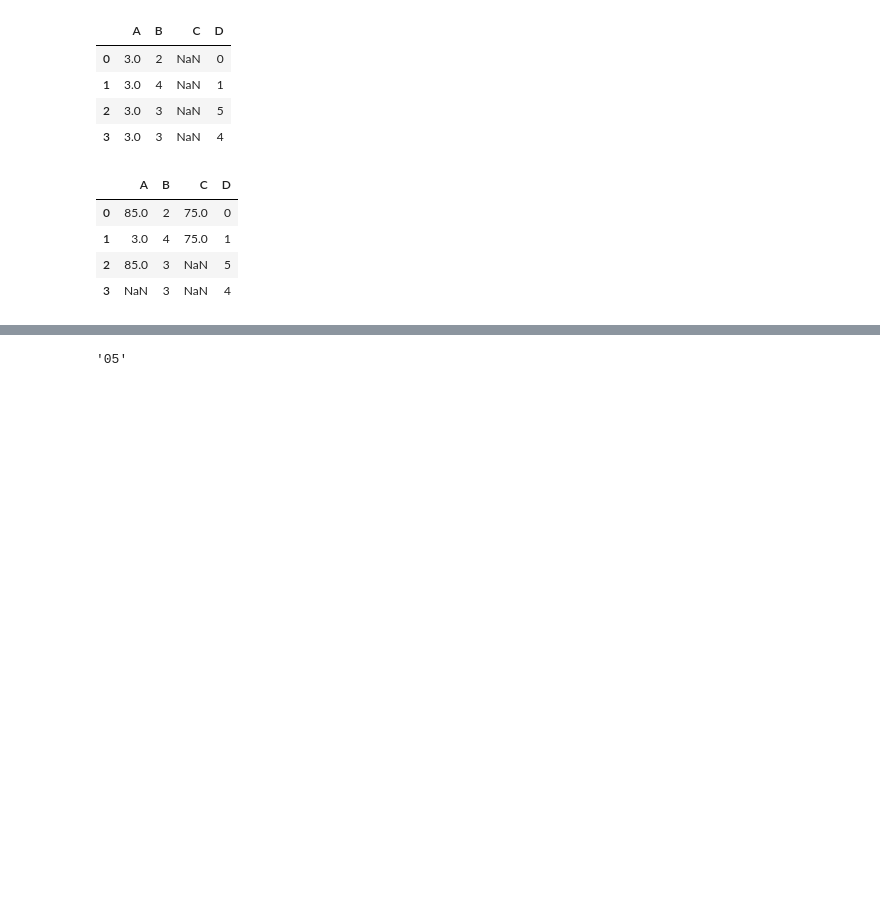
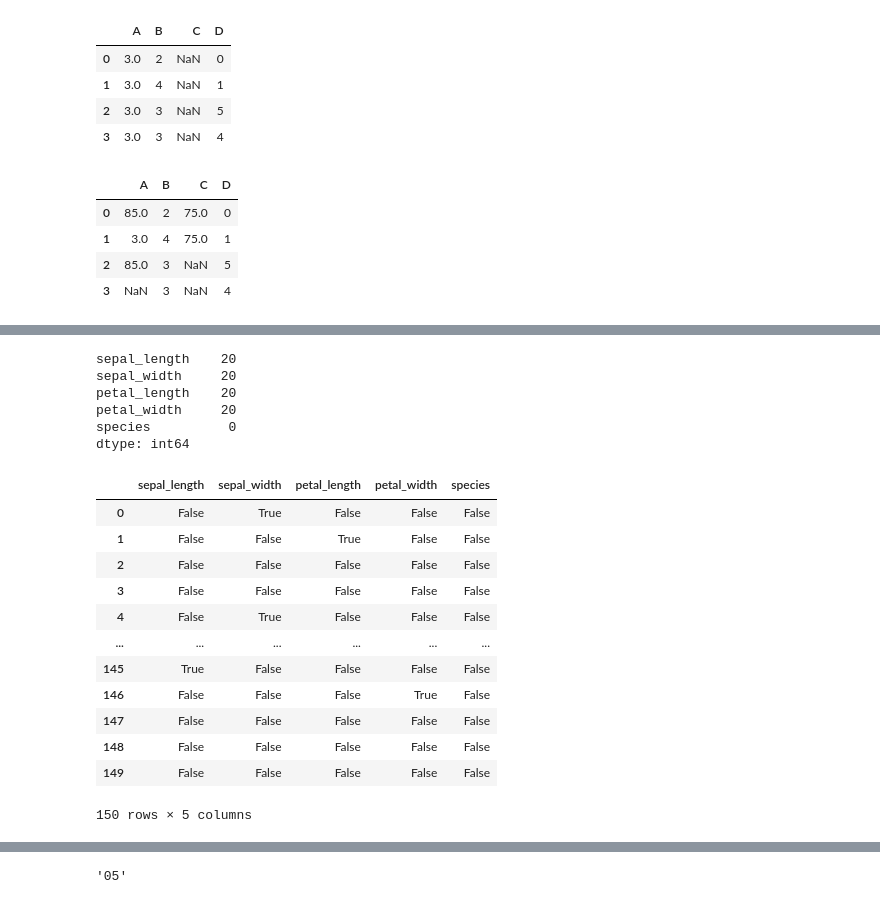
Before and after one commit to yoosim/ai_x, a Jupyter notebook: source/01_python/ch.11_데이터프레임과 시리즈(Pandas)_9절~13절.ipynb, the cells around one changed output, grey strips where cells are left out. Cells and saved outputs as stored; diff of their text form; code cells hidden in the pictures; blank space fills up the shorter version.

```diff
--- a/source/01_python/ch.11_데이터프레임과 시리즈(Pandas)_9절~13절.ipynb
+++ b/source/01_python/ch.11_데이터프레임과 시리즈(Pandas)_9절~13절.ipynb
@@ -683,0 +758,8 @@ df.fillna(value=values, limit=2)
+# %%
+import random
+import numpy as np
+import pandas as pd
+import seaborn as sns
+iris = sns.load_dataset('iris')
+rowlen, collen = iris.shape
+rowlen, collen
@@ -683,0 +773,4 @@ df.fillna(value=values, limit=2)
+# %%
+#결측치 할당
+for col in range(collen-1):
+    iris.iloc[random.sample(range(rowlen),20),col] = np.nan
@@ -683,0 +793,29 @@ df.fillna(value=values, limit=2)
+# %%
+#결측치 확인 1)iris.isna() :결측치 여부 / False =0, True=1
+#결측치 갯수 확인
+iris.isna().sum()
+# %% [output]
+sepal_length    20
+sepal_width     20
+petal_length    20
+petal_width     20
+species          0
+dtype: int64
+# %%
+# 결측치 확인 2)isnull()
+# isnull = isna
+iris.isnull()
+# %% [output]
+|  | sepal_length | sepal_width | petal_length | petal_width | species |
+| 0 | False | True | False | False | False |
+| 1 | False | False | True | False | False |
+| 2 | False | False | False | False | False |
+| 3 | False | False | False | False | False |
+| 4 | False | True | False | False | False |
+| ... | ... | ... | ... | ... | ... |
+| 145 | True | False | False | False | False |
+| 146 | False | False | False | True | False |
+| 147 | False | False | False | False | False |
+| 148 | False | False | False | False | False |
+| 149 | False | False | False | False | False |
+150 rows × 5 columns
```
Also changed, not shown: parts of 78 cells of this notebook, 5 other files.
